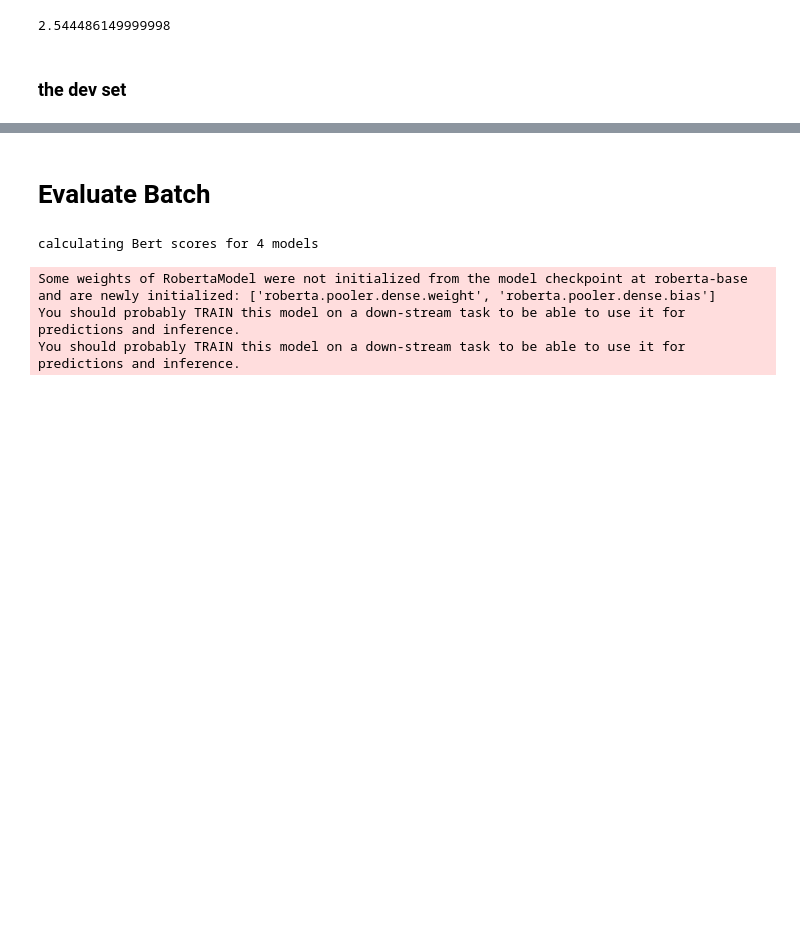
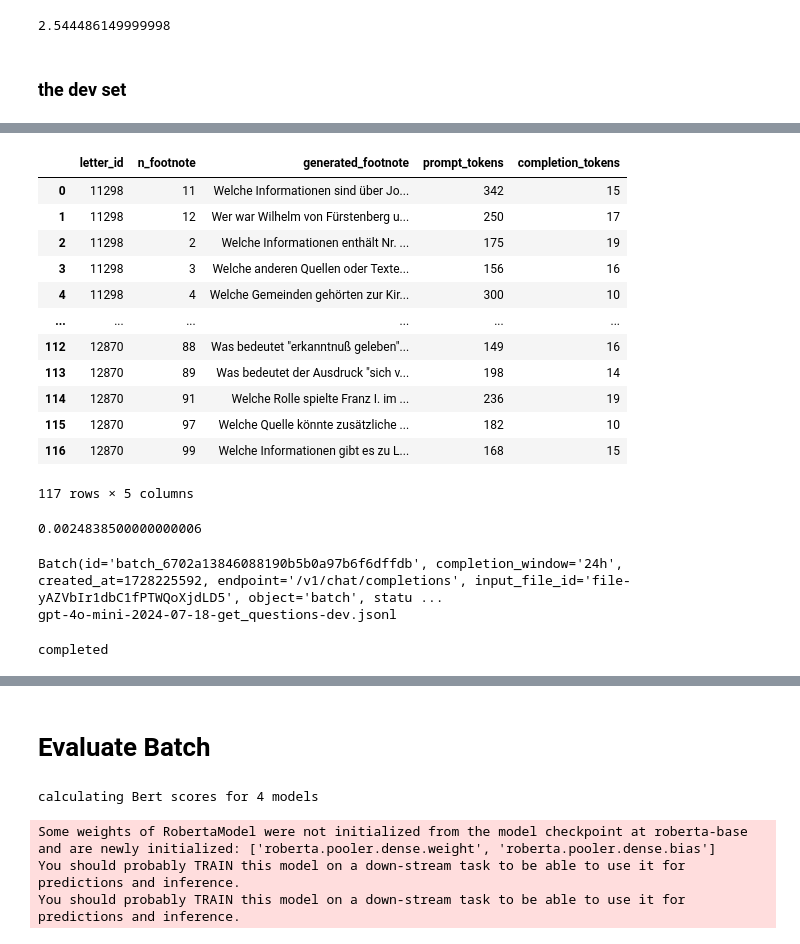
Before and after one commit to Boffl/BullingerDigitalLMFootnotes, a Jupyter notebook: generate_FNs_GPT/call_gpt.ipynb, the cells around one changed output, grey strips where cells are left out. Cells and saved outputs as stored; diff of their text form; code cells hidden in the pictures; blank space fills up the shorter version.

```diff
--- a/generate_FNs_GPT/call_gpt.ipynb
+++ b/generate_FNs_GPT/call_gpt.ipynb
@@ -796,0 +916,32 @@ with open(outfile_name, "wb") as outfile:
+# %%
+pd.set_option('display.max_colwidth', None)  # show whole text in the cells
+df
+# %% [output]
+|  | letter_id | n_footnote | generated_footnote | prompt_tokens | completion_tokens |
+| 0 | 11298 | 11 | Welche Informationen sind über Jo... | 342 | 15 |
+| 1 | 11298 | 12 | Wer war Wilhelm von Fürstenberg u... | 250 | 17 |
+| 2 | 11298 | 2 | Welche Informationen enthält Nr. ... | 175 | 19 |
+| 3 | 11298 | 3 | Welche anderen Quellen oder Texte... | 156 | 16 |
+| 4 | 11298 | 4 | Welche Gemeinden gehörten zur Kir... | 300 | 10 |
+| ... | ... | ... | ... | ... | ... |
+| 112 | 12870 | 88 | Was bedeutet "erkanntnuß geleben"... | 149 | 16 |
+| 113 | 12870 | 89 | Was bedeutet der Ausdruck "sich v... | 198 | 14 |
+| 114 | 12870 | 91 | Welche Rolle spielte Franz I. im ... | 236 | 19 |
+| 115 | 12870 | 97 | Welche Quelle könnte zusätzliche ... | 182 | 10 |
+| 116 | 12870 | 99 | Welche Informationen gibt es zu L... | 168 | 15 |
+117 rows × 5 columns
+# %%
+# calculate the cost of the batch:
+tokens = [(row.prompt_tokens, row.completion_tokens) for _, row in df.iterrows()]
+calculate_openai_cost(tokens, (0.075, 0.3))
+# %% [output]
+0.0024838500000000006
+# %%
+create_batch("gpt-4o-mini-2024-07-18", "get_questions", "dev")
+# %% [output]
+Batch(id='batch_6702a13846088190b5b0a97b6f6dffdb', completion_window='24h', created_at=1728225592, endpoint='/v1/chat/completions', input_file_id='file-yAZVbIr1dbC1fPTWQoXjdLD5', object='batch', statu ...
+gpt-4o-mini-2024-07-18-get_questions-dev.jsonl
+# %%
+df = check_batch_and_save("batch_6702a13846088190b5b0a97b6f6dffdb", "gpt-4o-mini-2024-07-18-get_questions-dev.jsonl")
+# %% [output]
+completed
```
Also changed, not shown: parts of 42 cells of this notebook, 2 other files.
